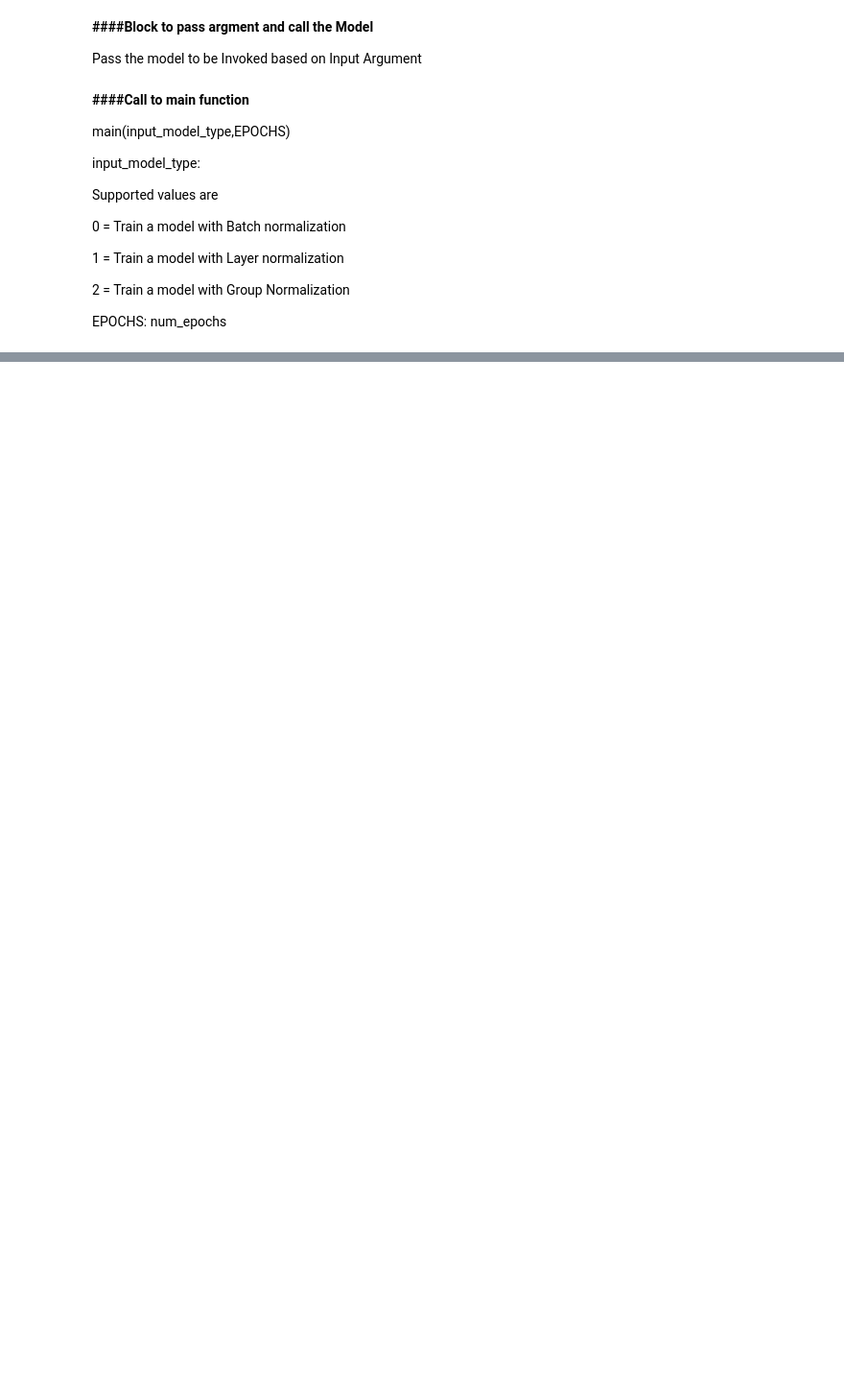
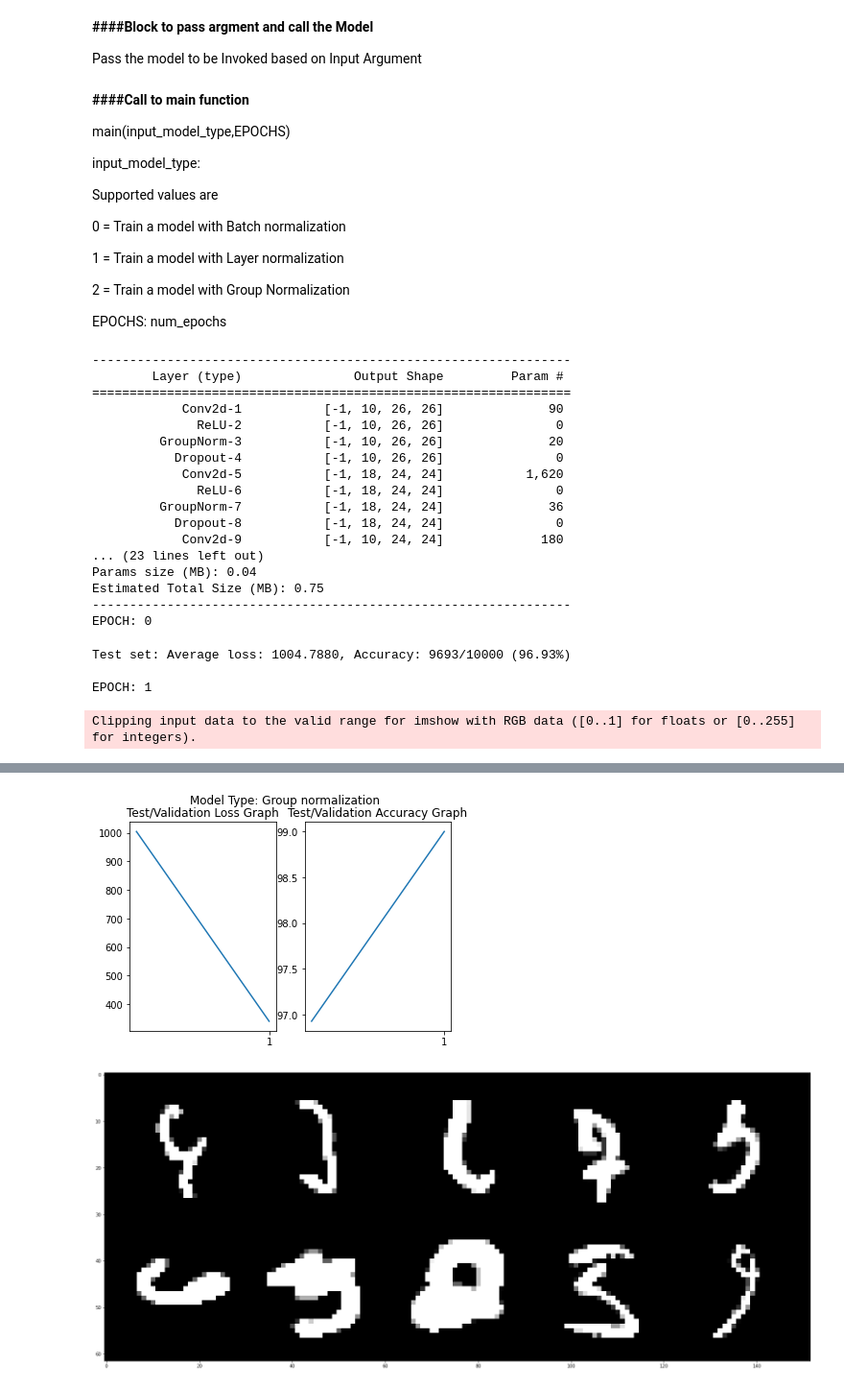
Before and after one commit to raghunadh-eva/eva6, a Jupyter notebook: S6_ASSIGNMENT/3MODELS.ipynb, the cells around one changed output, grey strips where cells are left out. Shown: that part at 96% size. Saved outputs shown, nothing was run; the diff lists cells and outputs as text; code cells hidden in the pictures; blank space fills up the shorter version.

```diff
--- a/S6_ASSIGNMENT/3MODELS.ipynb
+++ b/S6_ASSIGNMENT/3MODELS.ipynb
@@ -445,16 +446,13 @@ Pass the model to be Invoked based on Input Argument
 def main(input_model_type,EPOCHS):
   if input_model_type == 0:
     model = BatchNormNet().to(device)
-    test_fail_data, test_fail_target = run_train_test(model,EPOCHS,input_model_type)
-    return test_fail_data, test_fail_target;
+    run_train_test(model,EPOCHS,input_model_type)
   elif input_model_type == 1:
     model = LayerNormNet().to(device)
-    test_fail_data, test_fail_target = run_train_test(model,EPOCHS,input_model_type)
-    return test_fail_data, test_fail_target;
+    run_train_test(model,EPOCHS,input_model_type)
   elif input_model_type == 2:
     model = GroupNormNet().to(device)
-    test_fail_data, test_fail_target = run_train_test(model,EPOCHS,input_model_type)
-    return test_fail_data, test_fail_target;
+    run_train_test(model,EPOCHS,input_model_type)
   else:
     print("Invalid input for input_model_type",input_model_type)
     print("Supported values are 0 = Batch Norm,1 = Layer Norm,2 = Group Norm")
@@ -470,8 +468,6 @@ def run_train_test(model,EPOCHS,input_model_type):
 
     test_losses, test_acc, test_fail_data, test_fail_target = test(model, device, test_loader)
 
-  print(test_losses,test_acc)
-  print(len(test_fail_target))
   #print(test_fail_data)
   fig, axs = plt.subplots(1, 2)
   if input_model_type == 0:
@@ -493,11 +489,13 @@ def run_train_test(model,EPOCHS,input_model_type):
   axs[0].plot(test_losses)
   axs[1].plot(test_acc)
 
-  return test_fail_data, test_fail_target;
+  test_10_images = []
+  for i in range(0,10):
+    test_10_images.append(test_fail_data[i])
 
-  #grid = torchvision.utils.make_grid(test_fail_data, nrow=5)
-  #plt.figure(figsize=(15,15))
-  #lt.imshow(np.transpose(grid, (1,2,0)))
+  grid = torchvision.utils.make_grid(torch.stack(test_10_images), nrow=5)
+  plt.figure(figsize=(15,15))
+  plt.imshow(np.transpose(grid, (1,2,0)))
 # %% [markdown]
 **####Call to main function**
 
@@ -520,0 +515,24 @@ print(test_fail_target)
+# %%
+main(2,2)
+# %% [output]
+----------------------------------------------------------------
+        Layer (type)               Output Shape         Param #
+================================================================
+            Conv2d-1           [-1, 10, 26, 26]              90
+              ReLU-2           [-1, 10, 26, 26]               0
+         GroupNorm-3           [-1, 10, 26, 26]              20
+           Dropout-4           [-1, 10, 26, 26]               0
+            Conv2d-5           [-1, 18, 24, 24]           1,620
+              ReLU-6           [-1, 18, 24, 24]               0
+         GroupNorm-7           [-1, 18, 24, 24]              36
+           Dropout-8           [-1, 18, 24, 24]               0
+            Conv2d-9           [-1, 10, 24, 24]             180
+... (23 lines left out)
+Params size (MB): 0.04
+Estimated Total Size (MB): 0.75
+----------------------------------------------------------------
+EPOCH: 0
+Test set: Average loss: 1004.7880, Accuracy: 9693/10000 (96.93%)
+
+EPOCH: 1
+Clipping input data to the valid range for imshow with RGB data ([0..1] for floats or [0..255] for integers).
@@ -521 +540,3 @@ print(test_fail_target)
+[figure, added]
+[figure, added]
 # %%
```
Also changed, not shown: parts of 8 cells of this notebook.
